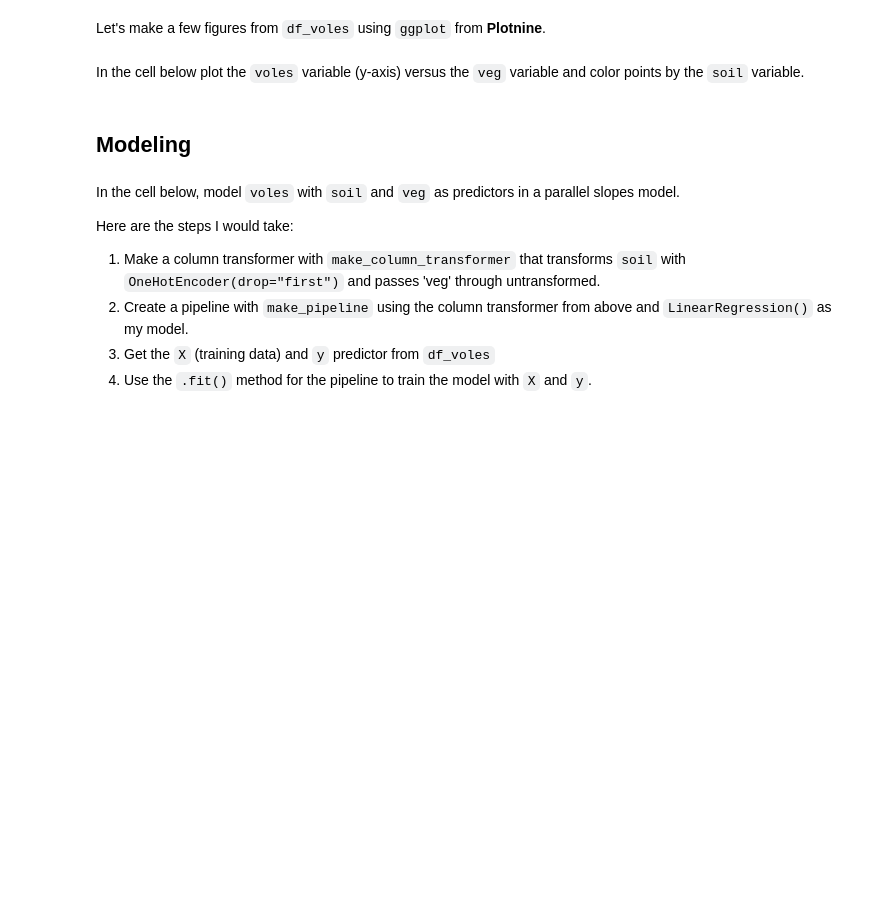
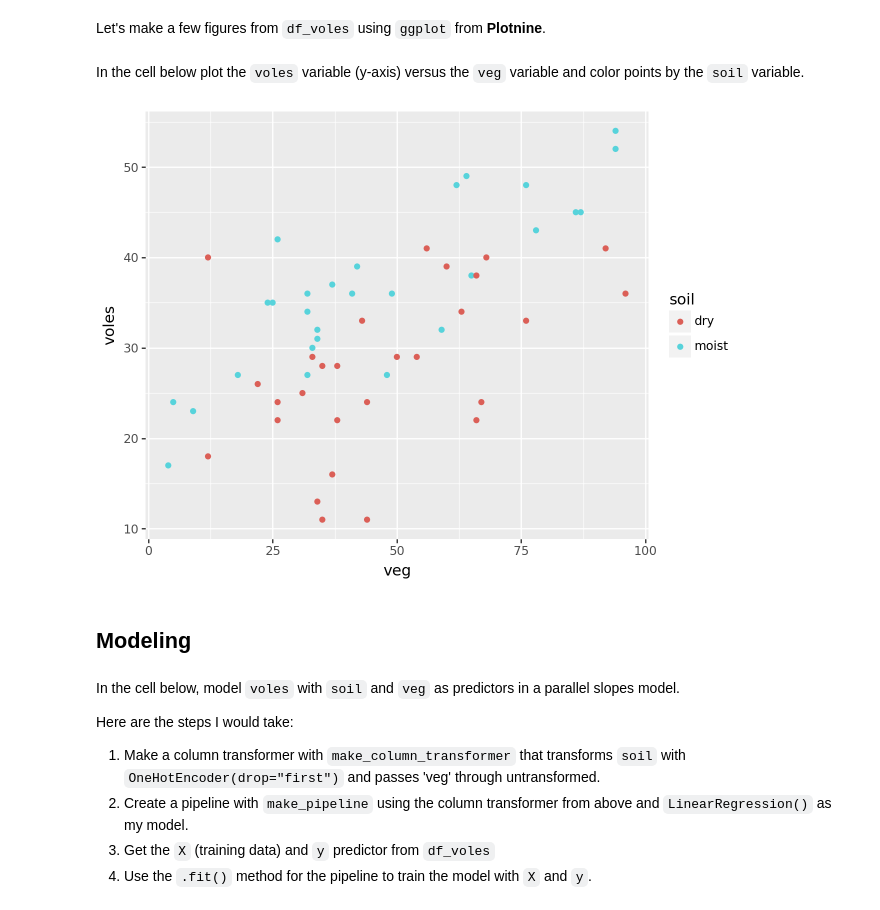
Before and after one commit to UNC-DATA-730/unit-6-assignment-dlee002, a Jupyter notebook: assignment6.ipynb, the cells around one changed output. Saved outputs shown, nothing was run; the diff lists cells and outputs as text; code cells hidden in the pictures; blank space fills up the shorter version.

```diff
--- a/assignment6.ipynb
+++ b/assignment6.ipynb
@@ -70,6 +71,10 @@ df_voles.head()
 Let's make a few figures from `df_voles` using `ggplot` from **Plotnine**.
 # %% [markdown]
 In the cell below plot the `voles` variable (y-axis) versus the `veg` variable and color points by the `soil` variable.
+# %%
+ggplot(df_voles, aes(x="veg", y="voles", color="soil")) + geom_point()
+# %% [output]
+[figure, added]
 # %% [markdown]
 ## Modeling
 # %% [markdown]
```
Also changed, not shown: parts of 6 cells of this notebook.
